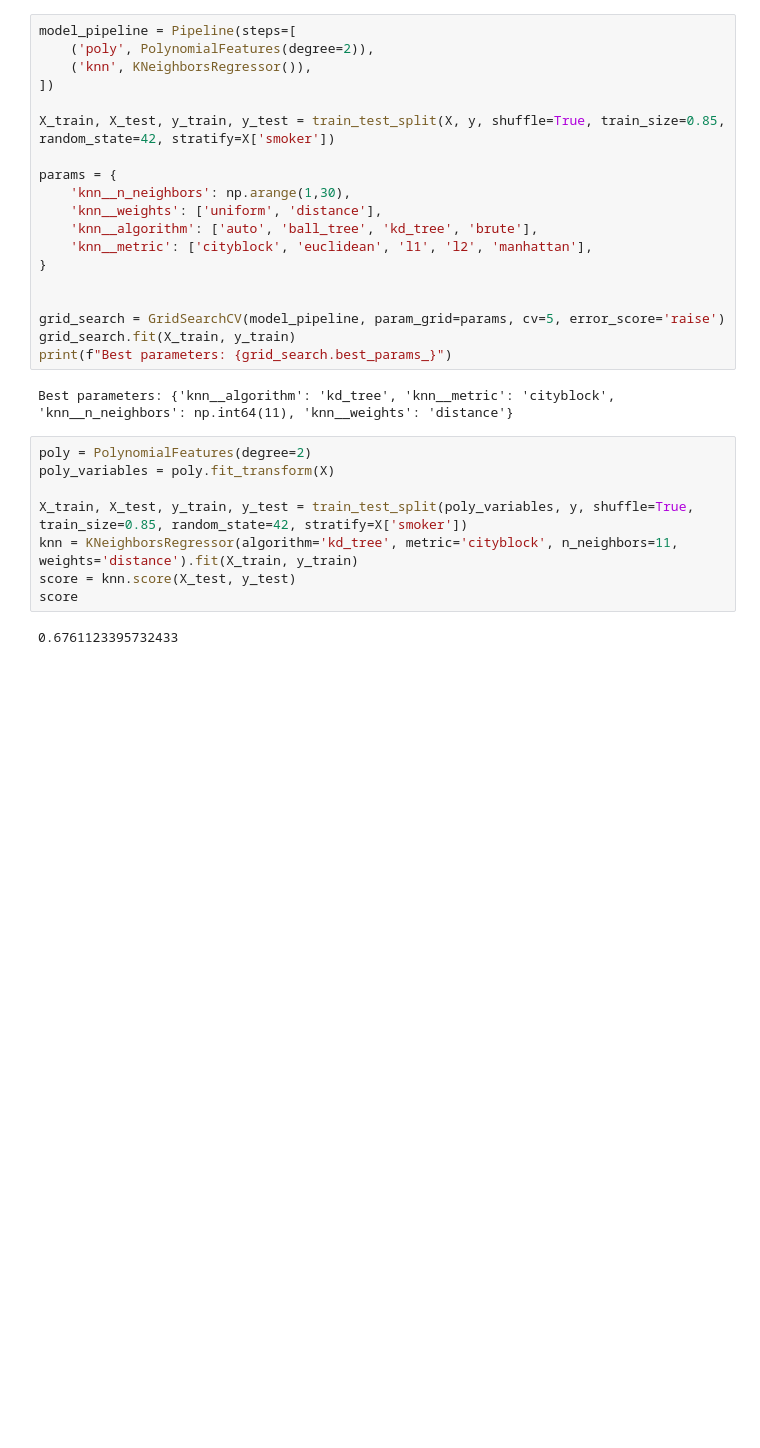
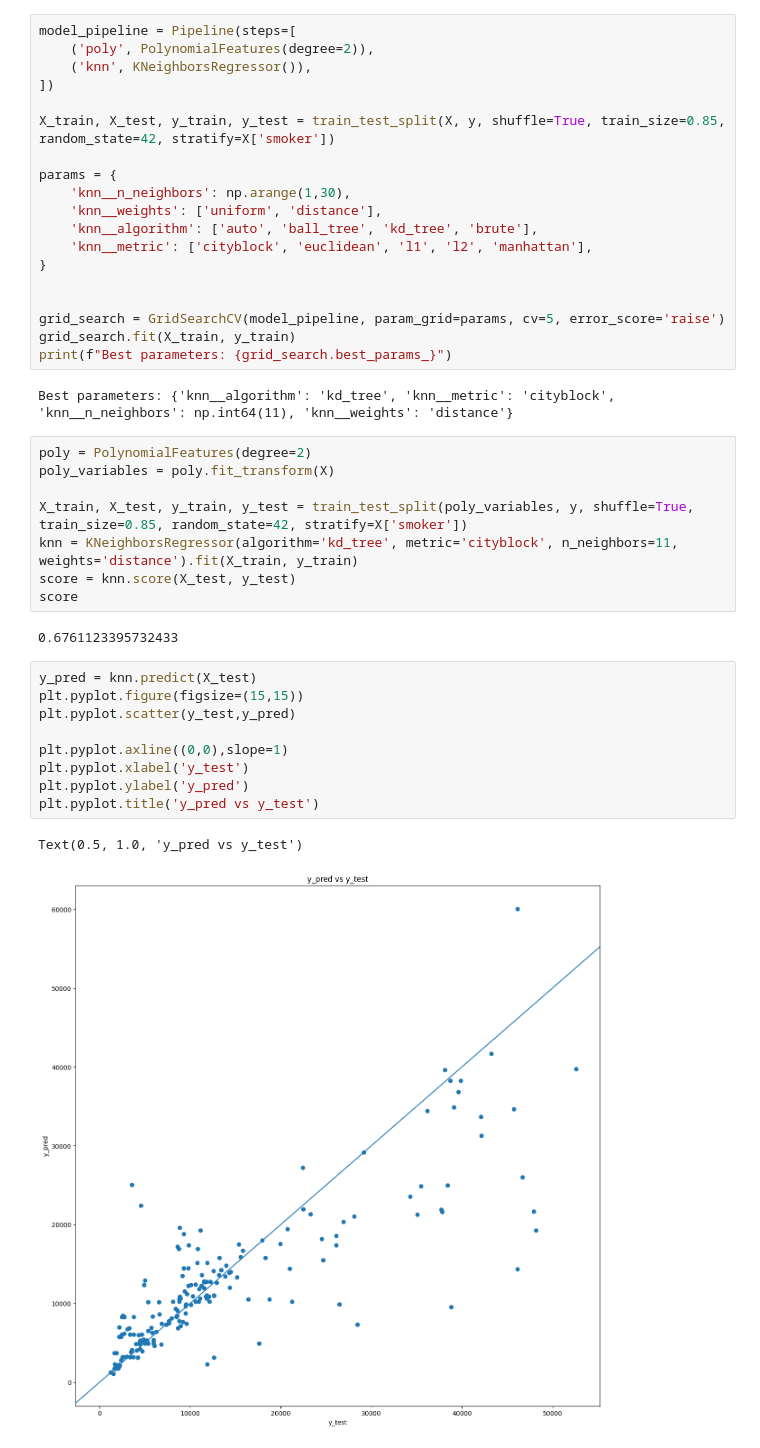
Before and after one commit to Daviddavid-sudo/Briefprimeassurance, a Jupyter notebook: knn.ipynb, the cells around one changed output. Drawn from its saved outputs; the diff is of its cells as text; blank space fills up the shorter version.

```diff
--- a/knn.ipynb
+++ b/knn.ipynb
@@ -62,3 +63,15 @@ score = knn.score(X_test, y_test)
 score
 # %% [output]
 0.6761123395732433
+# %%
+y_pred = knn.predict(X_test)
+plt.pyplot.figure(figsize=(15,15))
+plt.pyplot.scatter(y_test,y_pred)
+
+plt.pyplot.axline((0,0),slope=1)
+plt.pyplot.xlabel('y_test')
+plt.pyplot.ylabel('y_pred')
+plt.pyplot.title('y_pred vs y_test')
+# %% [output]
+Text(0.5, 1.0, 'y_pred vs y_test')
+[figure, added]
```
Also changed, not shown: parts of 1 cell of this notebook.
